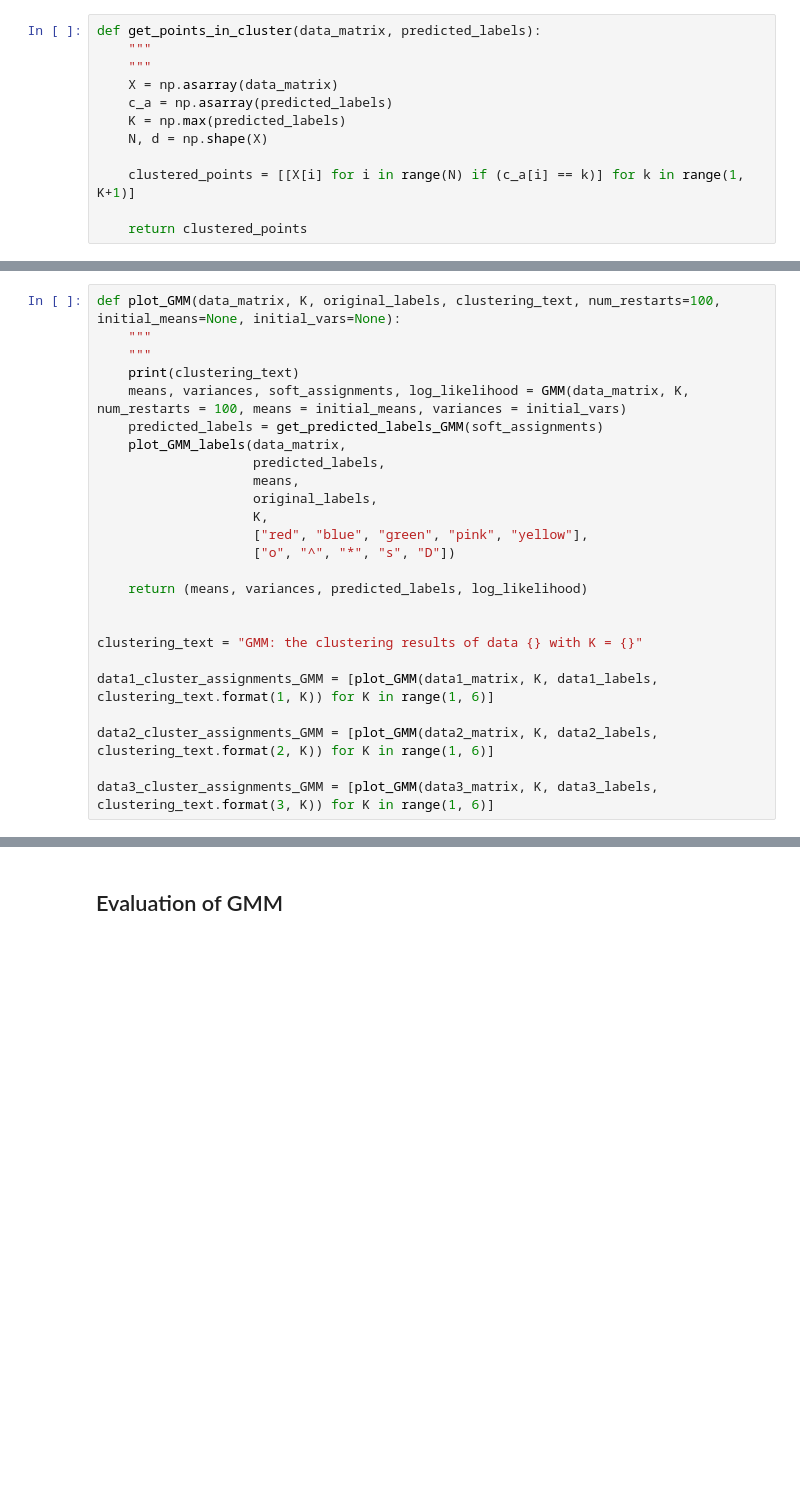
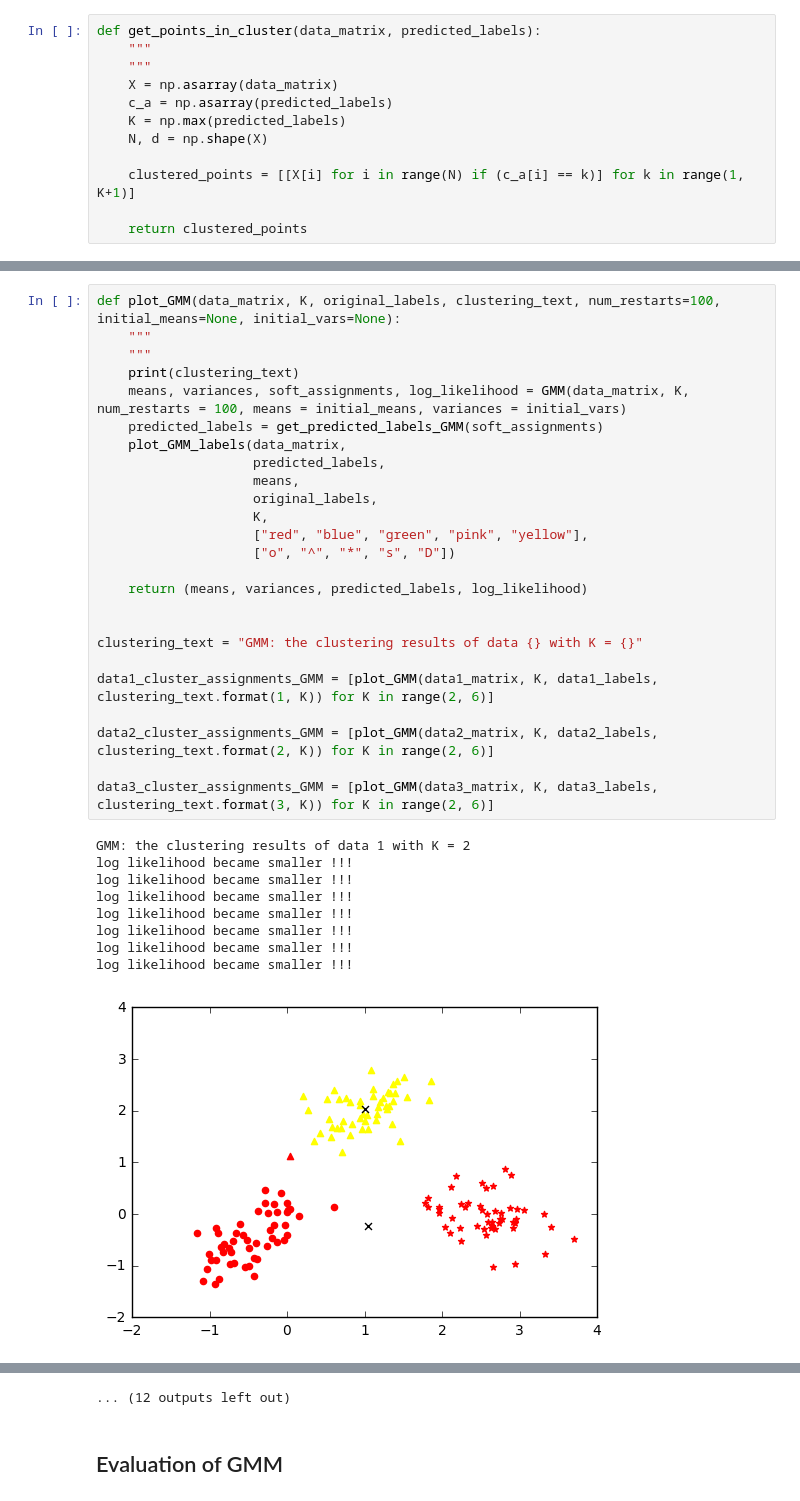
Before and after one commit to mahaalkh/CS6220_DataMining, a Jupyter notebook: Maha_Alkhairy_CS6220_HW4/HW4_MahaAlkhairy/HW4_MahaAlkhairy.ipynb, the cells around one changed output, grey strips where cells are left out. Cells and saved outputs as stored; diff of their text form; blank space fills up the shorter version.

```diff
--- a/Maha_Alkhairy_CS6220_HW4/HW4_MahaAlkhairy/HW4_MahaAlkhairy.ipynb
+++ b/Maha_Alkhairy_CS6220_HW4/HW4_MahaAlkhairy/HW4_MahaAlkhairy.ipynb
@@ -1154,25 +1174,35 @@ def plot_GMM_labels(input_matrix, predicted_labels, means, original_labels, K, c
 # %%
 def plot_GMM(data_matrix, K, original_labels, clustering_text, num_restarts=100, initial_means=None, initial_vars=None):
     """
     """
     print(clustering_text)
     means, variances, soft_assignments, log_likelihood = GMM(data_matrix, K, num_restarts = 100, means = initial_means, variances = initial_vars)
     predicted_labels = get_predicted_labels_GMM(soft_assignments)
     plot_GMM_labels(data_matrix,
                     predicted_labels,
                     means,
                     original_labels,
                     K,
                     ["red", "blue", "green", "pink", "yellow"],
                     ["o", "^", "*", "s", "D"])
 
     return (means, variances, predicted_labels, log_likelihood)
 
 
 clustering_text = "GMM: the clustering results of data {} with K = {}"
 
-data1_cluster_assignments_GMM = [plot_GMM(data1_matrix, K, data1_labels, clustering_text.format(1, K)) for K in range(1, 6)]
+data1_cluster_assignments_GMM = [plot_GMM(data1_matrix, K, data1_labels, clustering_text.format(1, K)) for K in range(2, 6)]
 
-data2_cluster_assignments_GMM = [plot_GMM(data2_matrix, K, data2_labels, clustering_text.format(2, K)) for K in range(1, 6)]
+data2_cluster_assignments_GMM = [plot_GMM(data2_matrix, K, data2_labels, clustering_text.format(2, K)) for K in range(2, 6)]
 
-data3_cluster_assignments_GMM = [plot_GMM(data3_matrix, K, data3_labels, clustering_text.format(3, K)) for K in range(1, 6)]
+data3_cluster_assignments_GMM = [plot_GMM(data3_matrix, K, data3_labels, clustering_text.format(3, K)) for K in range(2, 6)]
+# %% [output]
+GMM: the clustering results of data 1 with K = 2
+log likelihood became smaller !!!
+log likelihood became smaller !!!
+log likelihood became smaller !!!
+log likelihood became smaller !!!
+log likelihood became smaller !!!
+log likelihood became smaller !!!
+log likelihood became smaller !!!
+[figure, added]
@@ -1179,3 +1290,4 @@ data3_cluster_assignments_GMM = [plot_GMM(data3_matrix, K, data3_labels, cluster
+... (12 outputs left out)
 # %% [markdown]
 ## Evaluation of GMM
 # %%
```
Also changed, not shown: parts of 9 cells of this notebook.
